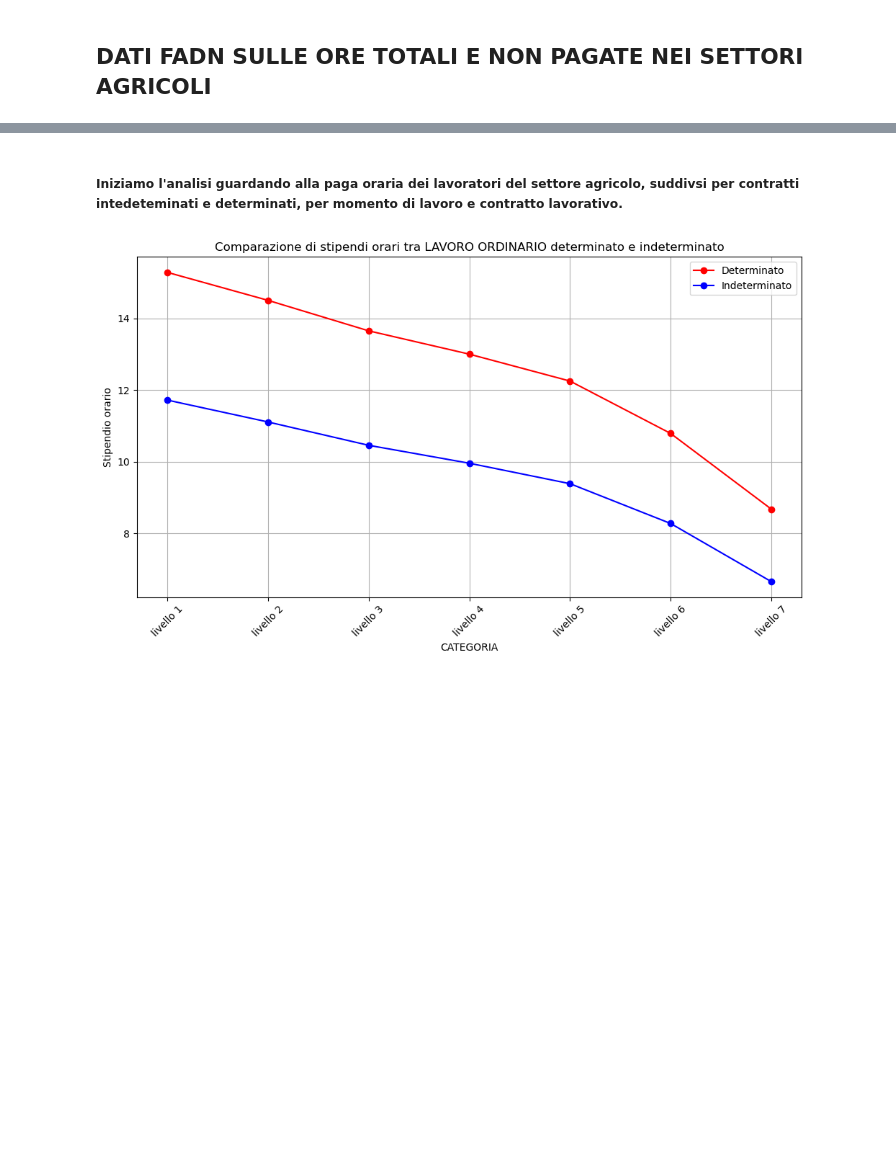
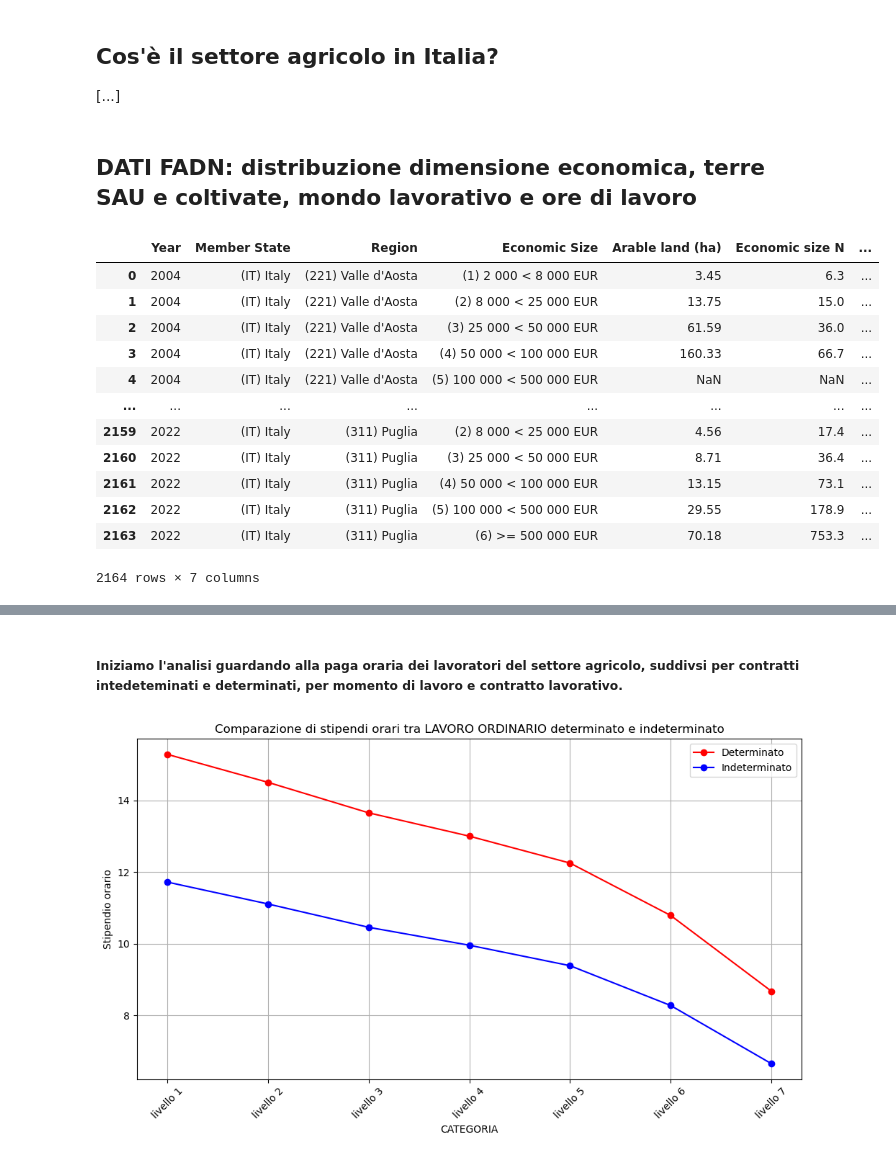
Before and after one commit to AntonioDonnangelo/italian_agriculture_and_protests_analysis, a Jupyter notebook: Italia e Green Deal/1 - Il lavoro agricolo in Italia.ipynb, the cells around one changed output, grey strips where cells are left out. Saved outputs shown, nothing was run; the diff lists cells and outputs as text; code cells hidden in the pictures; blank space fills up the shorter version.

```diff
--- a/Italia e Green Deal/1 - Il lavoro agricolo in Italia.ipynb
+++ b/Italia e Green Deal/1 - Il lavoro agricolo in Italia.ipynb
@@ -1,5 +1,8 @@
+# %% [markdown]
+## Cos'è il settore agricolo in Italia?
+[...]
 # %% [markdown]
-## DATI FADN SULLE ORE TOTALI E NON PAGATE NEI SETTORI AGRICOLI
+## DATI FADN: distribuzione dimensione economica, terre SAU e coltivate, mondo lavorativo e ore di lavoro
 # %%
 import numpy as np
 import pandas as pd
@@ -16,0 +32,17 @@ import altair as alt
+# %%
+data_es = pd.read_excel("dim_economiche_reg.xlsx")
+data_es
+# %% [output]
+|  | Year | Member State | Region | Economic Size | Arable land (ha) | Economic size N | ... |
+| 0 | 2004 | (IT) Italy | (221) Valle d'Aosta | (1) 2 000 < 8 000 EUR | 3.45 | 6.3 | ... |
+| 1 | 2004 | (IT) Italy | (221) Valle d'Aosta | (2) 8 000 < 25 000 EUR | 13.75 | 15.0 | ... |
+| 2 | 2004 | (IT) Italy | (221) Valle d'Aosta | (3) 25 000 < 50 000 EUR | 61.59 | 36.0 | ... |
+| 3 | 2004 | (IT) Italy | (221) Valle d'Aosta | (4) 50 000 < 100 000 EUR | 160.33 | 66.7 | ... |
+| 4 | 2004 | (IT) Italy | (221) Valle d'Aosta | (5) 100 000 < 500 000 EUR | NaN | NaN | ... |
+| ... | ... | ... | ... | ... | ... | ... | ... |
+| 2159 | 2022 | (IT) Italy | (311) Puglia | (2) 8 000 < 25 000 EUR | 4.56 | 17.4 | ... |
+| 2160 | 2022 | (IT) Italy | (311) Puglia | (3) 25 000 < 50 000 EUR | 8.71 | 36.4 | ... |
+| 2161 | 2022 | (IT) Italy | (311) Puglia | (4) 50 000 < 100 000 EUR | 13.15 | 73.1 | ... |
+| 2162 | 2022 | (IT) Italy | (311) Puglia | (5) 100 000 < 500 000 EUR | 29.55 | 178.9 | ... |
+| 2163 | 2022 | (IT) Italy | (311) Puglia | (6) >= 500 000 EUR | 70.18 | 753.3 | ... |
+2164 rows × 7 columns
```
Also changed, not shown: parts of 18 cells of this notebook.
